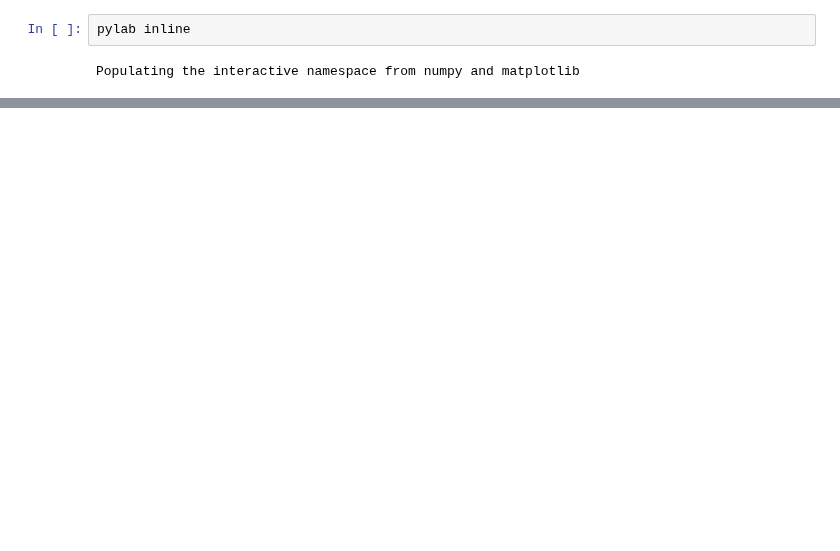
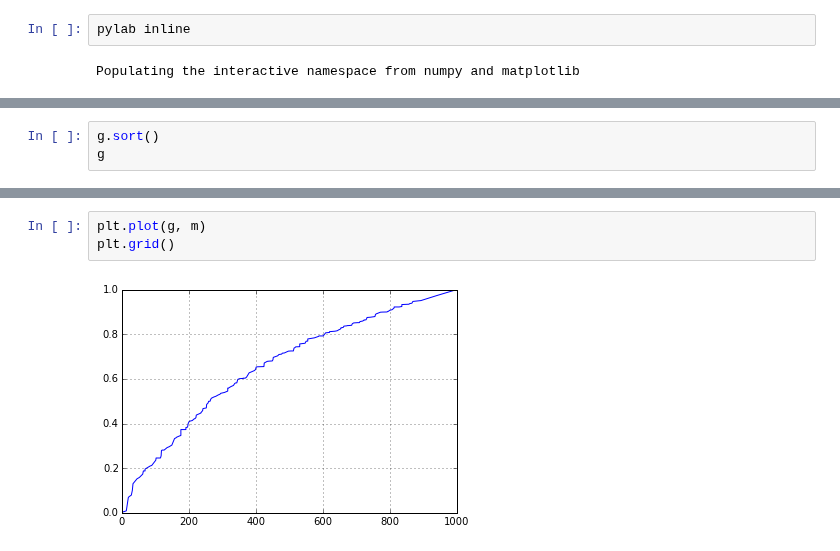
Before and after one commit to milcent/benford_py, a Jupyter notebook: Benford.ipynb, the cells around one changed output, grey strips where cells are left out. Saved outputs shown, nothing was run; the diff lists cells and outputs as text; blank space fills up the shorter version.

```diff
--- a/Benford.ipynb
+++ b/Benford.ipynb
@@ -113,0 +109,3 @@ None
+# %%
+g.sort()
+g
@@ -113,0 +129,5 @@ None
+# %%
+plt.plot(g, m)
+plt.grid()
+# %% [output]
+[figure, added]
```
Also changed, not shown: parts of 13 cells of this notebook, 1 other file.
